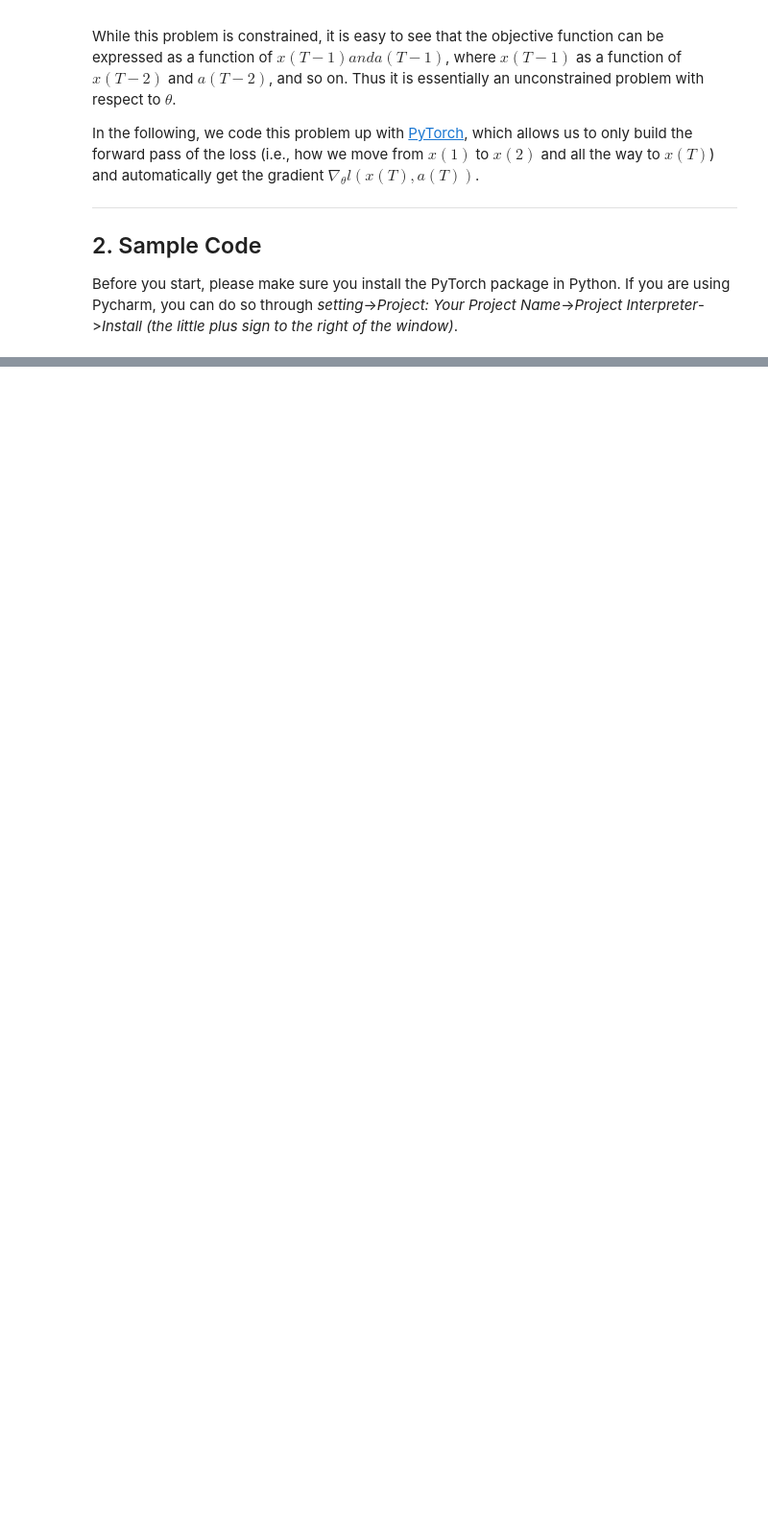
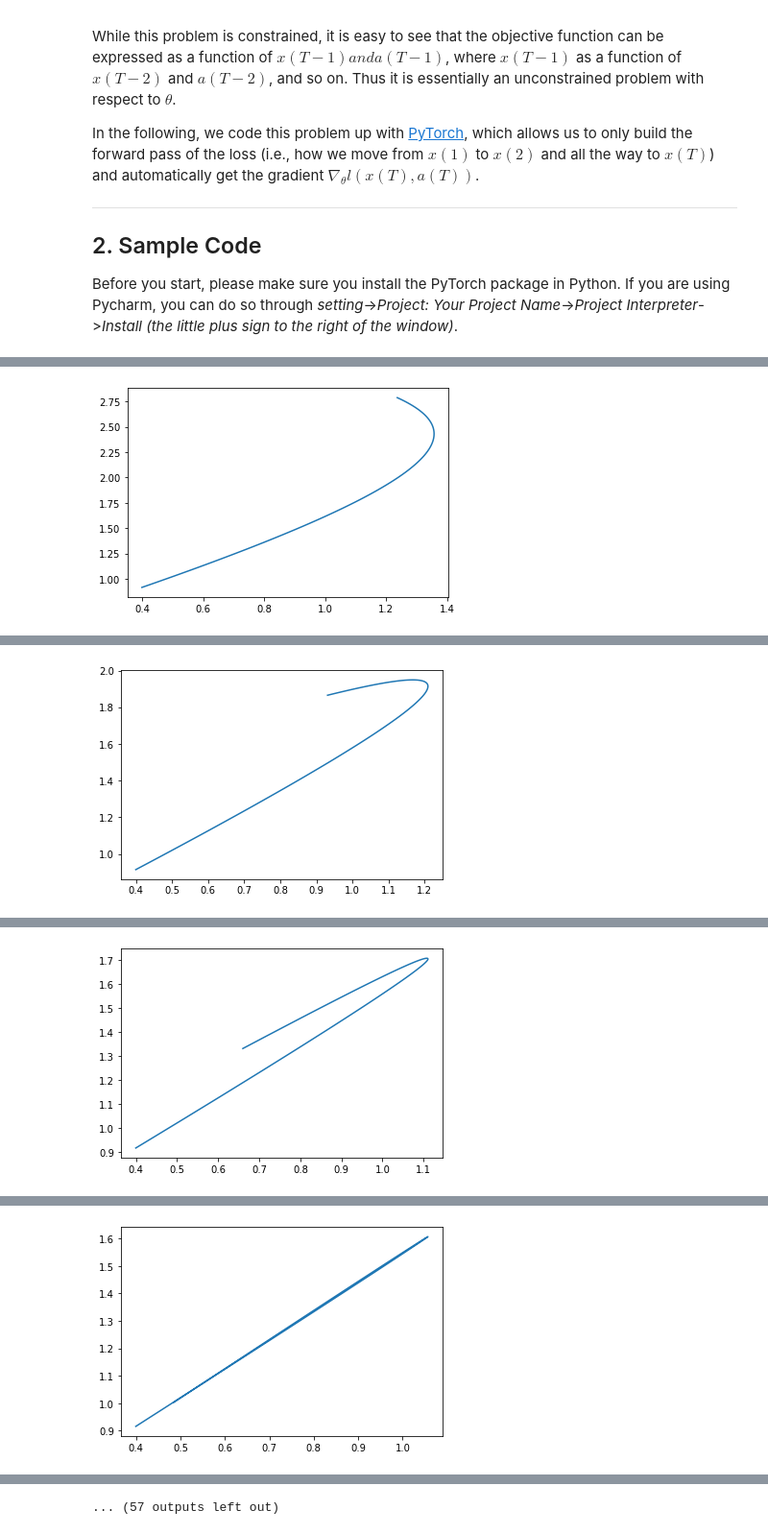
Before and after one commit to Cwhitney32/DesignOptimization, a Jupyter notebook: Project 1_2.ipynb, the cells around one changed output, grey strips where cells are left out. Shown at 96% size. Cells and saved outputs as stored; diff of their text form; code cells hidden in the pictures; blank space fills up the shorter version.

```diff
--- a/Project 1_2.ipynb
+++ b/Project 1_2.ipynb
@@ -111,32 +123,6 @@ class Dynamics(nn.Module):
         state = t.matmul(step_mat, state)
 
         return state
-# %%
-# Demonstrate the inplace operation issue
-
-class Dynamics(nn.Module):
-
-    def __init__(self):
-        super(Dynamics, self).__init__()
-
-    @staticmethod
-    def forward(state, action):
-
-        """
-        action: thrust or no thrust
-        state[0] = y
-        state[1] = y_dot
-        """
-
-        # Update velocity using element-wise operation. This leads to an error from PyTorch.
-        state[1] = state[1] + GRAVITY_ACCEL * FRAME_TIME - BOOST_ACCEL * FRAME_TIME * action
-
-        # Update state
-        step_mat = t.tensor([[1., FRAME_TIME],
-                            [0., 1.]])
-        state = t.matmul(step_mat, state)
-
-        return state
 # %%
 # a deterministic controller
 # Note:
@@ -194,11 +180,11 @@ class Simulation(nn.Module):
 
     @staticmethod
     def initialize_state():
-        state = [1., 0.]  # TODO: need batch of initial states
+        state = t.rand(4)  # TODO: need batch of initial states
         return t.tensor(state, requires_grad=False).float()
 
     def error(self, state):
-        return state[0]**2 + state[1]**2
+        return state[0]**2 + state[1]**2 + state[2]**2 + state[3]**2
 # %%
 # set up the optimizer
 # Note:
@@ -213,6 +199,7 @@ class Optimize:
         self.simulation = simulation
         self.parameters = simulation.controller.parameters()
         self.optimizer = optim.LBFGS(self.parameters, lr=0.01)
+        #self.optimizer = optim.SGD(self.parameters, lr=0.1, momentum=0.9)
 
     def step(self):
         def closure():
@@ -232,19 +219,19 @@ class Optimize:
     def visualize(self):
         data = np.array([self.simulation.state_trajectory[i].detach().numpy() for i in range(self.simulation.T)])
         x = data[:, 0]
-        y = data[:, 1]
+        y = data[:, 2]
         plt.plot(x, y)
         plt.show()
 # %%
 # Now it's time to run the code!
 
 T = 100  # number of time steps
-dim_input = 2  # state space dimensions
+dim_input = 4 # state space dimensions
 dim_hidden = 6  # latent dimensions
-dim_output = 1  # action space dimensions
+dim_output = 4  # action space dimensions
 d = Dynamics()  # define dynamics
 c = Controller(dim_input, dim_hidden, dim_output)  # define controller
 s = Simulation(c, d, T)  # define simulation
 o = Optimize(s)  # define optimizer
-o.train(40)  # solve the optimization problem
+o.train(100)  # solve the optimization problem
 # %% [output]
@@ -251,0 +239 @@ RuntimeError: one of the variables needed for gradient computation has been modi
+[figure, added]
@@ -251,0 +241 @@ RuntimeError: one of the variables needed for gradient computation has been modi
+[figure, added]
@@ -251,0 +243 @@ RuntimeError: one of the variables needed for gradient computation has been modi
+[figure, added]
@@ -251,0 +245 @@ RuntimeError: one of the variables needed for gradient computation has been modi
+[figure, added]
@@ -252,3 +250,4 @@ RuntimeError: one of the variables needed for gradient computation has been modi
+... (57 outputs left out)
 # %% [markdown]
 ## 3. A Better Problem Formulation
 
```
Also changed, not shown: parts of 3 cells of this notebook, 1 other file.
